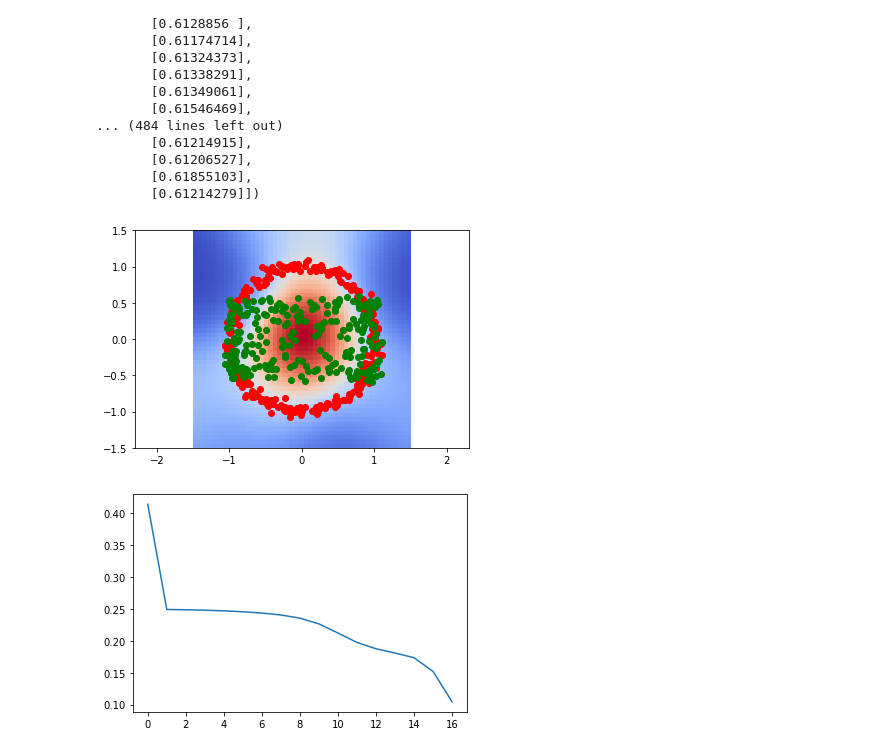
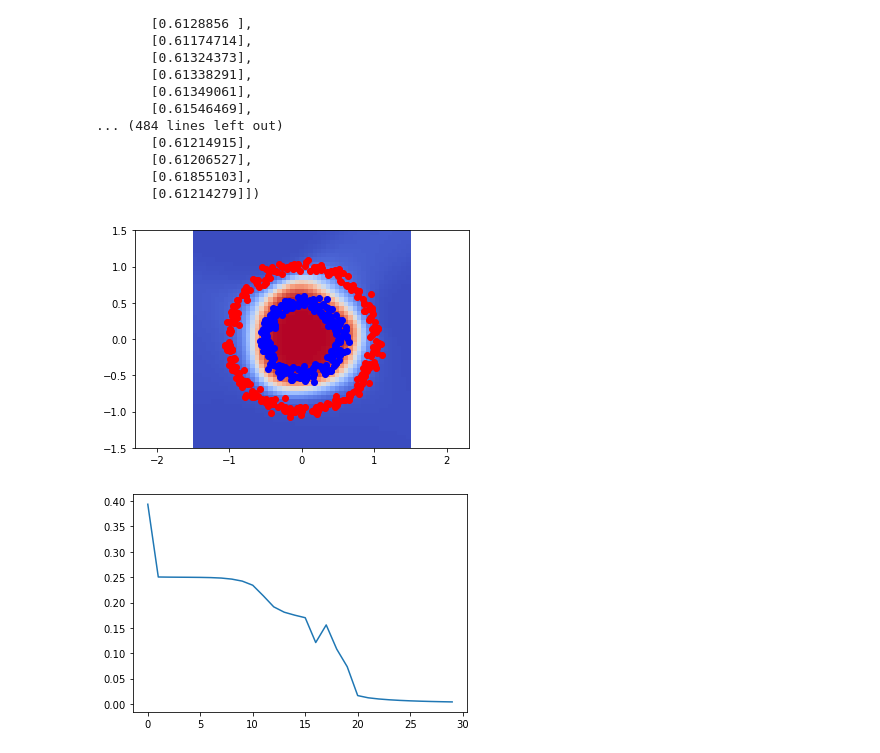
Before and after one commit to chunche95/IntroMachineLearning, a Jupyter notebook: contents/Programas/Untitled.ipynb, the cells around one changed output. Saved outputs shown, nothing was run; the diff lists cells and outputs as text; code cells hidden in the pictures.

```diff
--- a/contents/Programas/Untitled.ipynb
+++ b/contents/Programas/Untitled.ipynb
@@ -134,37 +134,37 @@ import time
 from IPython.display import clear_output
 neural_n = create_nn(topology, sigm)
 
 loss = []
 
-for i in range (2500):
+for i in range (1500):
     # Entrenamos la red.
     pY = train(neural_n, X, Y, l2_cost, lr=0.02)
-    if i % 25 == 0:
+    if i % 50 == 0:
         print(pY)
         # Cada 25 iteraciones calculamos el coste
         loss.append(l2_cost[0](pY, Y))
         res = 50
         _x0 = np.linspace(-1.5, 1.5, res)
         _x1 = np.linspace(-1.5, 1.5, res)
         _Y = np.zeros((res,res))
 
         for i0,x0 in enumerate(_x0):
             for i1, x1 in enumerate(_x1):
                 # Hacemos una prediccion de la red
                 _Y[i0,i1] = train(neural_n, np.array([[x0,x1]]), Y, l2_cost, train=False)[0][0]
         plt.pcolormesh(_x0, _x1, _Y, cmap="coolwarm")
         plt.axis("equal")
 
         plt.scatter(X[Y[:,0]==0,0],X[Y[:,0]==0,1], c="red")
-        plt.scatter(X[Y[:,0]==0,0],X[Y[:,0]==1,1], c="green")
+        plt.scatter(X[Y[:,0]==1,0],X[Y[:,0]==1,1], c="blue")
 
         clear_output(wait=True)
         plt.show()
         plt.plot(range(len(loss)),loss)
         plt.show()
         time.sleep(0.6)
 # %% [output]
-[figure, old version]
+[figure, new version]
-[figure, old version]
+[figure, new version]
 # %%
 print()
```
